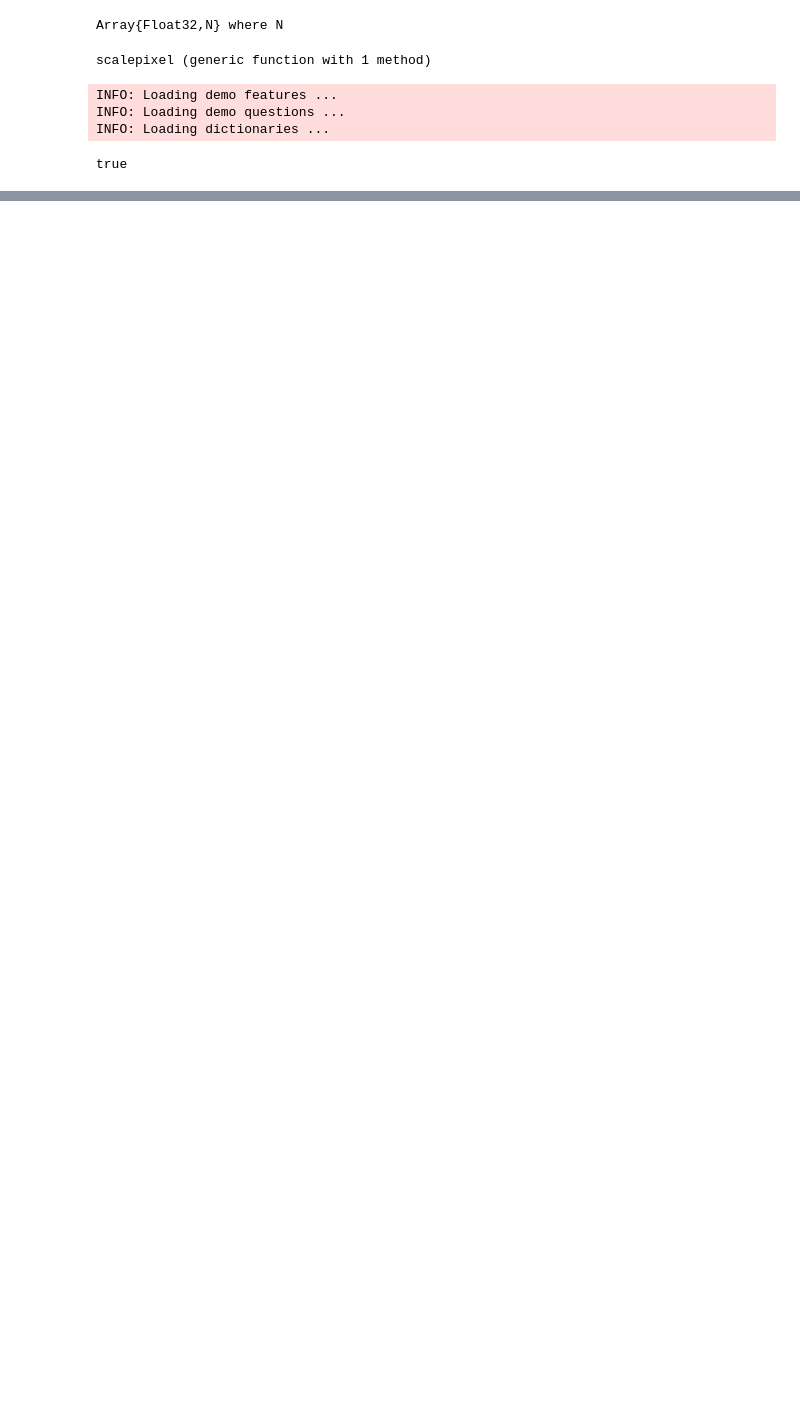
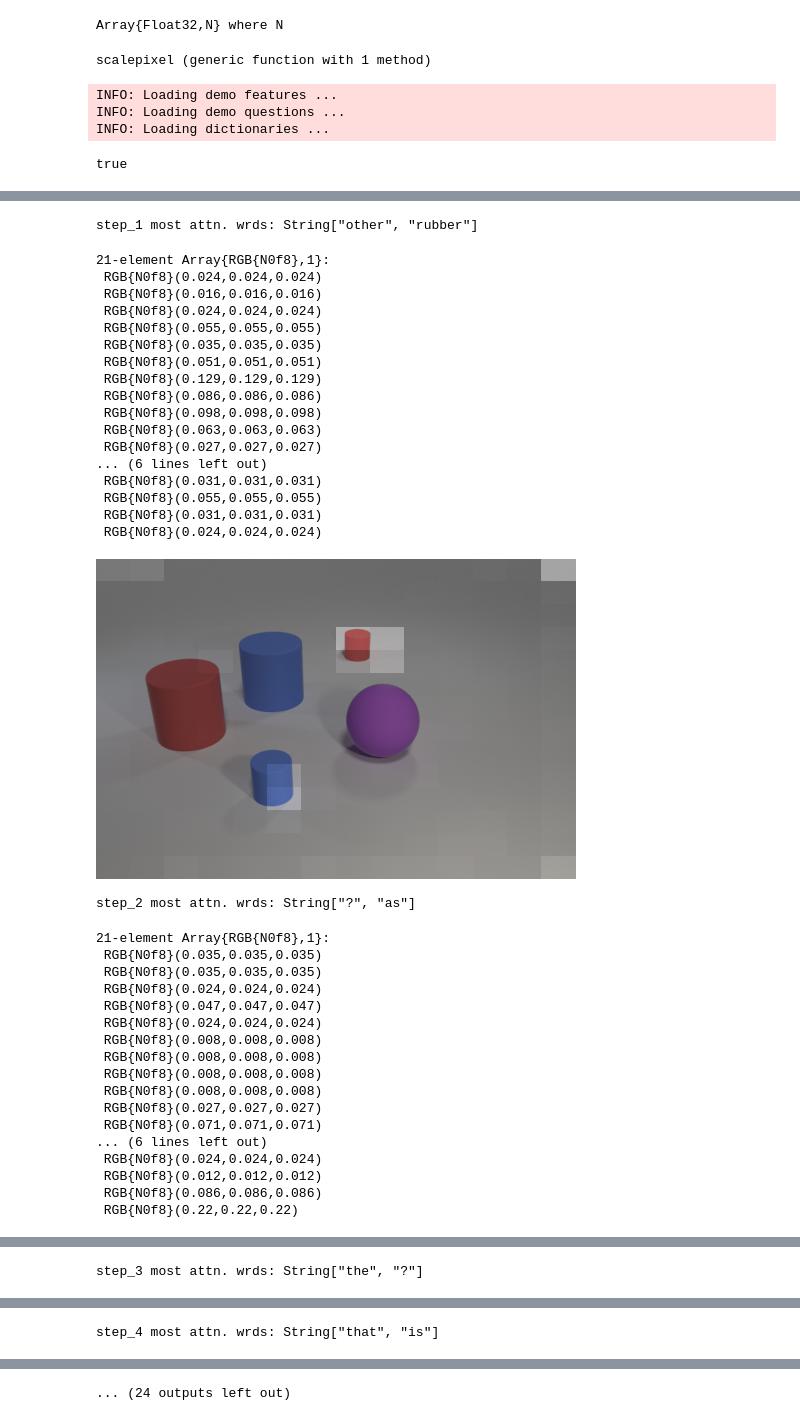
Before and after one commit to KnetML/MAC-Network, a Jupyter notebook: visualize.ipynb, the cells around one changed output, grey strips where cells are left out. Saved outputs shown, nothing was run; the diff lists cells and outputs as text; code cells hidden in the pictures; blank space fills up the shorter version.

```diff
--- a/visualize.ipynb
+++ b/visualize.ipynb
@@ -17,7 +19,7 @@ INFO: Loading demo features ...
 INFO: Loading demo questions ...
 INFO: Loading dictionaries ...
 # %%
-_,wrun,r,_,p = loadmodel("models/demo.jld");
+_,wrun,r,_,p = loadmodel("models/demo.jld";onlywrun=true);
 # %%
 w2i,a2i,i2w,i2a = dics;
 # %%
@@ -49,7 +51,8 @@ Prediction: no
 # %%
 userinput = readline(STDIN)
-words = split(userinput)
-question = [ w2i[wr] for wr in words]
-results,prediction = visualize(wrun,r,feat,question);
+words = tokenize(userinput)
+question = [get!(w2i,wr,1) for wr in words]
+results,prediction = singlerun(wrun,r,feat,question;p=p);
+println("Question: $(join(i2w[question]," "))")
 println("Prediction: $(i2a[prediction])")
 # %% [output]
@@ -151,0 +62,40 @@ step_4 most attn. wrds: String["?", "the"]
+# %%
+visualize(img,results;p=p)
+# %% [output]
+step_1 most attn. wrds: String["other", "rubber"]
+21-element Array{RGB{N0f8},1}:
+ RGB{N0f8}(0.024,0.024,0.024)
+ RGB{N0f8}(0.016,0.016,0.016)
+ RGB{N0f8}(0.024,0.024,0.024)
+ RGB{N0f8}(0.055,0.055,0.055)
+ RGB{N0f8}(0.035,0.035,0.035)
+ RGB{N0f8}(0.051,0.051,0.051)
+ RGB{N0f8}(0.129,0.129,0.129)
+ RGB{N0f8}(0.086,0.086,0.086)
+ RGB{N0f8}(0.098,0.098,0.098)
+ RGB{N0f8}(0.063,0.063,0.063)
+ RGB{N0f8}(0.027,0.027,0.027)
+... (6 lines left out)
+ RGB{N0f8}(0.031,0.031,0.031)
+ RGB{N0f8}(0.055,0.055,0.055)
+ RGB{N0f8}(0.031,0.031,0.031)
+ RGB{N0f8}(0.024,0.024,0.024)
+[figure, added]
+step_2 most attn. wrds: String["?", "as"]
+21-element Array{RGB{N0f8},1}:
+ RGB{N0f8}(0.035,0.035,0.035)
+ RGB{N0f8}(0.035,0.035,0.035)
+ RGB{N0f8}(0.024,0.024,0.024)
+ RGB{N0f8}(0.047,0.047,0.047)
+ RGB{N0f8}(0.024,0.024,0.024)
+ RGB{N0f8}(0.008,0.008,0.008)
+ RGB{N0f8}(0.008,0.008,0.008)
+ RGB{N0f8}(0.008,0.008,0.008)
+ RGB{N0f8}(0.008,0.008,0.008)
+ RGB{N0f8}(0.027,0.027,0.027)
+ RGB{N0f8}(0.071,0.071,0.071)
+... (6 lines left out)
+ RGB{N0f8}(0.024,0.024,0.024)
+ RGB{N0f8}(0.012,0.012,0.012)
+ RGB{N0f8}(0.086,0.086,0.086)
+ RGB{N0f8}(0.22,0.22,0.22)
@@ -151,0 +103 @@ step_4 most attn. wrds: String["?", "the"]
+step_3 most attn. wrds: String["the", "?"]
@@ -151,0 +122 @@ step_4 most attn. wrds: String["?", "the"]
+step_4 most attn. wrds: String["that", "is"]
@@ -151,0 +141 @@ step_4 most attn. wrds: String["?", "the"]
+... (24 outputs left out)
```
Also changed, not shown: parts of 8 cells of this notebook, 5 other files.
